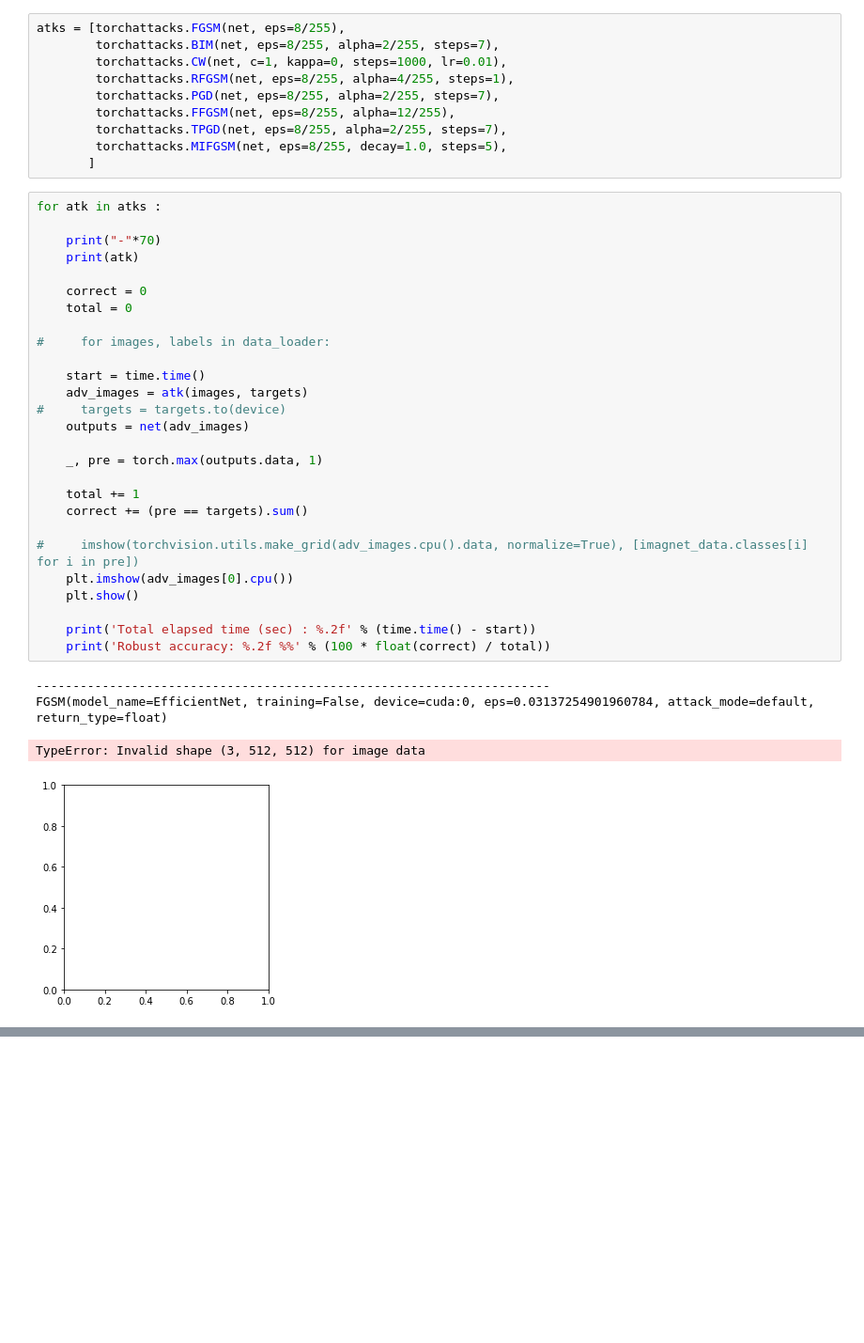
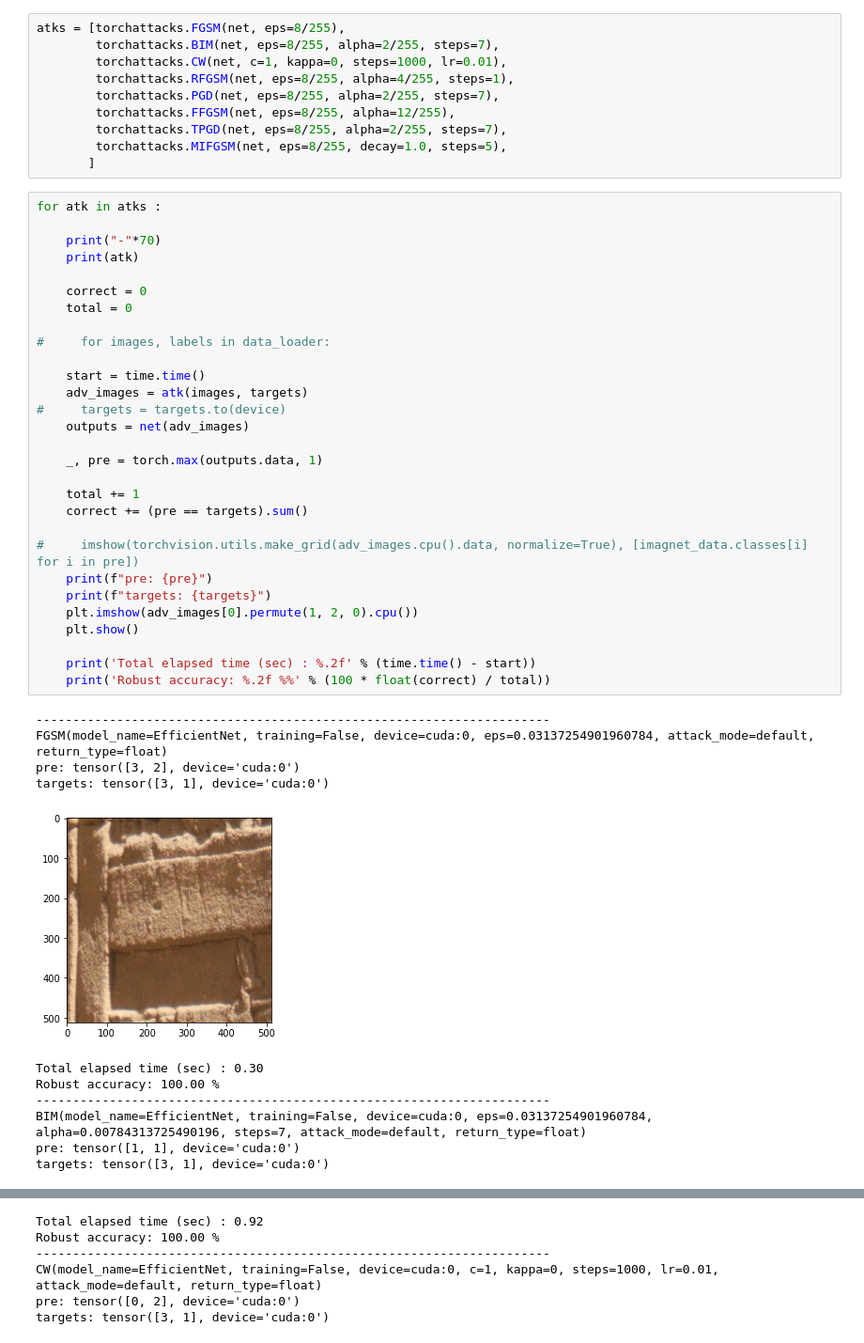
Before and after one commit to Tanveer81/DSec_project, a Jupyter notebook: adversarial-attack.ipynb, the cells around one changed output, grey strips where cells are left out. Shown at 94% size. Drawn from its saved outputs; the diff is of its cells as text; blank space fills up the shorter version.

Commit message:
bulk attack bug fix

```diff
--- a/adversarial-attack.ipynb
+++ b/adversarial-attack.ipynb
@@ -717,32 +717,41 @@ atks = [torchattacks.FGSM(net, eps=8/255),
 # %%
 for atk in atks :
 
     print("-"*70)
     print(atk)
 
     correct = 0
     total = 0
 
 #     for images, labels in data_loader:
 
     start = time.time()
     adv_images = atk(images, targets)
 #     targets = targets.to(device)
     outputs = net(adv_images)
 
     _, pre = torch.max(outputs.data, 1)
 
     total += 1
     correct += (pre == targets).sum()
 
 #     imshow(torchvision.utils.make_grid(adv_images.cpu().data, normalize=True), [imagnet_data.classes[i] for i in pre])
-    plt.imshow(adv_images[0].cpu())
+    print(f"pre: {pre}")
+    print(f"targets: {targets}")
+    plt.imshow(adv_images[0].permute(1, 2, 0).cpu())
     plt.show()
 
     print('Total elapsed time (sec) : %.2f' % (time.time() - start))
     print('Robust accuracy: %.2f %%' % (100 * float(correct) / total))
 # %% [output]
 ----------------------------------------------------------------------
 FGSM(model_name=EfficientNet, training=False, device=cuda:0, eps=0.03137254901960784, attack_mode=default, return_type=float)
+pre: tensor([3, 2], device='cuda:0')
+targets: tensor([3, 1], device='cuda:0')
+[figure, new version]
-TypeError: Invalid shape (3, 512, 512) for image data
+Total elapsed time (sec) : 0.30
+Robust accuracy: 100.00 %
+----------------------------------------------------------------------
+BIM(model_name=EfficientNet, training=False, device=cuda:0, eps=0.03137254901960784, alpha=0.00784313725490196, steps=7, attack_mode=default, return_type=float)
+pre: tensor([1, 1], device='cuda:0')
+targets: tensor([3, 1], device='cuda:0')
-[figure, old version]
@@ -748,0 +759,6 @@ TypeError: Invalid shape (3, 512, 512) for image data
+Total elapsed time (sec) : 0.92
+Robust accuracy: 100.00 %
+----------------------------------------------------------------------
+CW(model_name=EfficientNet, training=False, device=cuda:0, c=1, kappa=0, steps=1000, lr=0.01, attack_mode=default, return_type=float)
+pre: tensor([0, 2], device='cuda:0')
+targets: tensor([3, 1], device='cuda:0')
```
Also changed, not shown: parts of 1 cell of this notebook.
